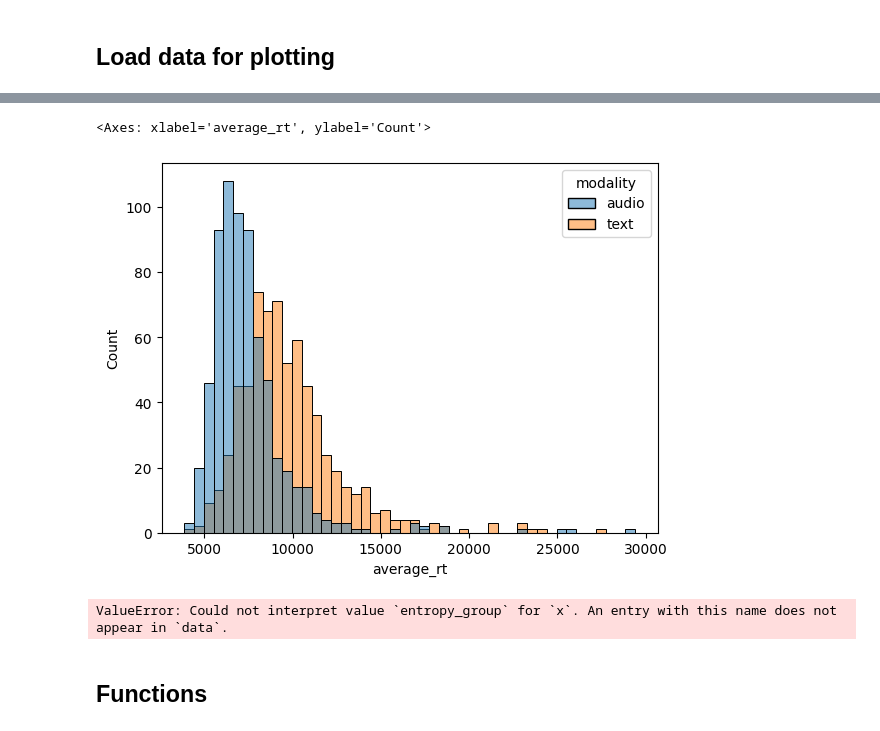
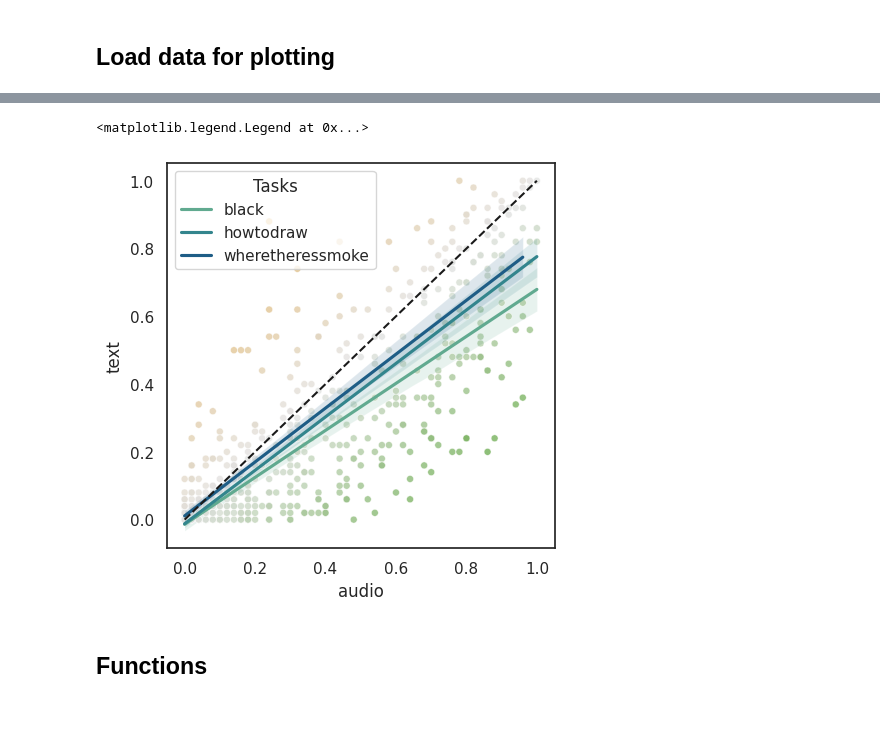
Before and after one commit to thefinnlab/isc_asynchrony_behavioral, a Jupyter notebook: code/notebooks/analysis02_ProcessNWPData.ipynb, the cells around one changed output, grey strips where cells are left out. Drawn from its saved outputs; the diff is of its cells as text; code cells hidden in the pictures.

Commit message:
lots of updates for stats and plotting -- including new KL divergence plot, new stats, and trying now to integrate prosody models

```diff
--- a/code/notebooks/analysis02_ProcessNWPData.ipynb
+++ b/code/notebooks/analysis02_ProcessNWPData.ipynb
@@ -65,22 +65,8 @@ for task in task_list:
     df_human_results.append(df_task)
 
 # concatenate into one dataframe
-df_human_results = pd.concat(df_human_results).reset_index(drop=True)
-df_human_results.to_csv(os.path.join(results_dir, 'all-task_group-analyzed-behavior_human-lemmatized.csv'), index=False)
+df_results = pd.concat(df_human_results).reset_index(drop=True)
+# df_human_results.to_csv(os.path.join(results_dir, 'all-task_group-analyzed-behavior_human-lemmatized.csv'), index=False)
 
 # separate into dataf rames for comparison
-df_audio, df_text = [df for i, df in df_human_results.groupby('modality')]
+# df_audio, df_text = [df for i, df in df_human_results.groupby('modality')]
-# %%
-# something here
-df_human_results = []
-
-for task in task_list:
-    task_fn = os.path.join(results_dir, f'task-{task}_group-analyzed-behavior_window-size-100_human-prosody-model-lemmatized.csv')
-    df_task = pd.read_csv(task_fn)
-    df_task['task'] = task
-
-    df_human_results.append(df_task)
-
-# concatenate into one dataframe
-df_human_results = pd.concat(df_human_results).reset_index(drop=True)
-df_human_results.to_csv(os.path.join(results_dir, 'all-task_group-analyzed-behavior_window-size-100_human-prosody-model-lemmatized.csv'), index=False)
@@ -91,5 +72,0 @@ sum(df_human_results['average_rt'] >= 20000)
-# %%
-sns.histplot(df_human_results[df_human_results['average_rt'] < 30000], x='average_rt', hue='modality')
-# %% [output]
-<Axes: xlabel='average_rt', ylabel='Count'>
-[figure, removed]
@@ -111,7 +73,30 @@ df_human_results['prosody'] = np.tile(prosody_values, 2)
-# %%
-sns.barplot(df_human_results, x='entropy_group', y='prosody')
-# %% [output]
-ValueError: Could not interpret value `entropy_group` for `x`. An entry with this name does not appear in `data`.
+# %%
+# predictability is the percentage of participants predicting the correct word
+# create colors of the plot based on how different the scores were between modalities
+df_predictability = pd.pivot(df_results, index=['task', 'word_index'], columns='modality', values='predictability')
+colors = df_predictability['audio'] - df_predictability['text']
+colors = utils.linear_norm(colors.to_numpy(), -1, 1)
+
+df_predictability['colors'] = colors
+
+# get the continuous colormap
+cmap = utils.create_spoken_written_cmap()
+sns.set(style='white', rc={'figure.figsize':(5,5)})
+
+# set the color of the individual lines for each task
+line_cmap = sns.color_palette("crest", 3)
+fig, ax = plt.subplots(1,1)
+
+for i, (task, df) in enumerate(df_predictability.groupby('task')):
+    # lines of color to average skew = cmap(df['colors'].mean())
+    ax = sns.scatterplot(data=df, x='audio', y='text', color=cmap(df['colors']), alpha=0.75, s=25, ax=ax, legend=False)
+    ax = sns.regplot(data=df, x='audio', y='text', color=line_cmap[i], scatter=False, label=task, ax=ax)
+
+plt.plot((0,1), (0, 1), 'k--')
+plt.legend(title='Tasks')
+# %% [output]
+<matplotlib.legend.Legend at 0x...>
+[figure, added]
 # %% [markdown]
 ## Functions
 # %%
```
Also changed, not shown: parts of 5 cells of this notebook, 25 other files.
